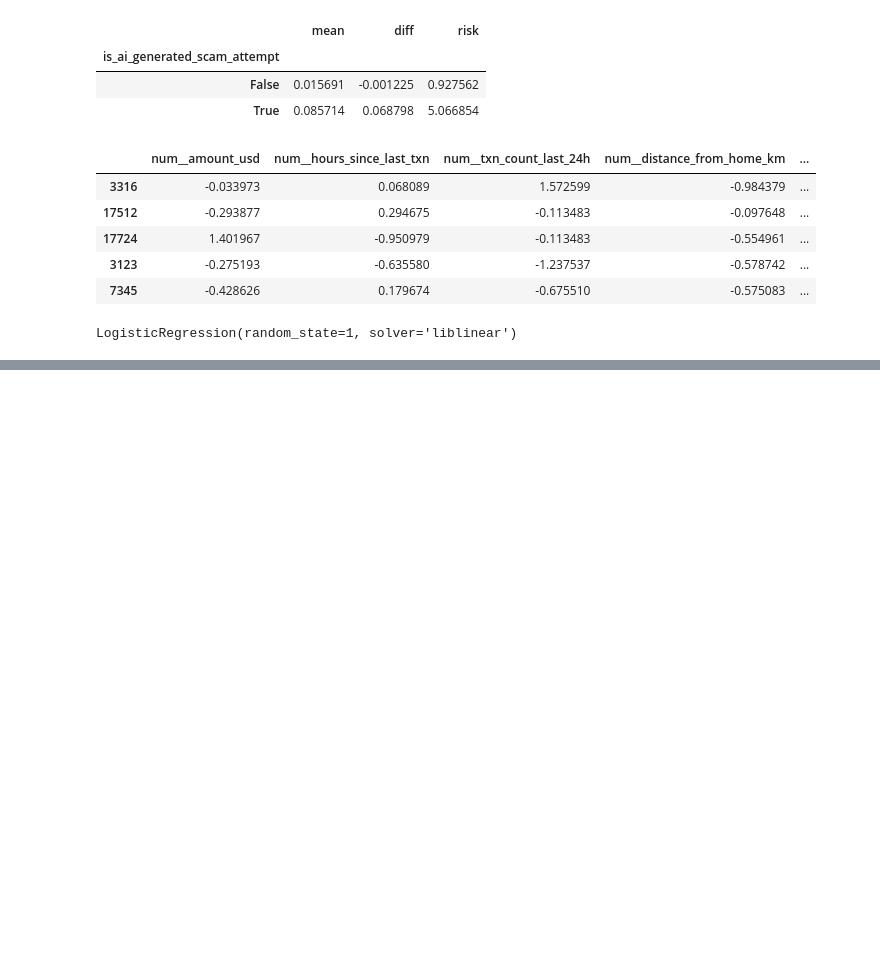
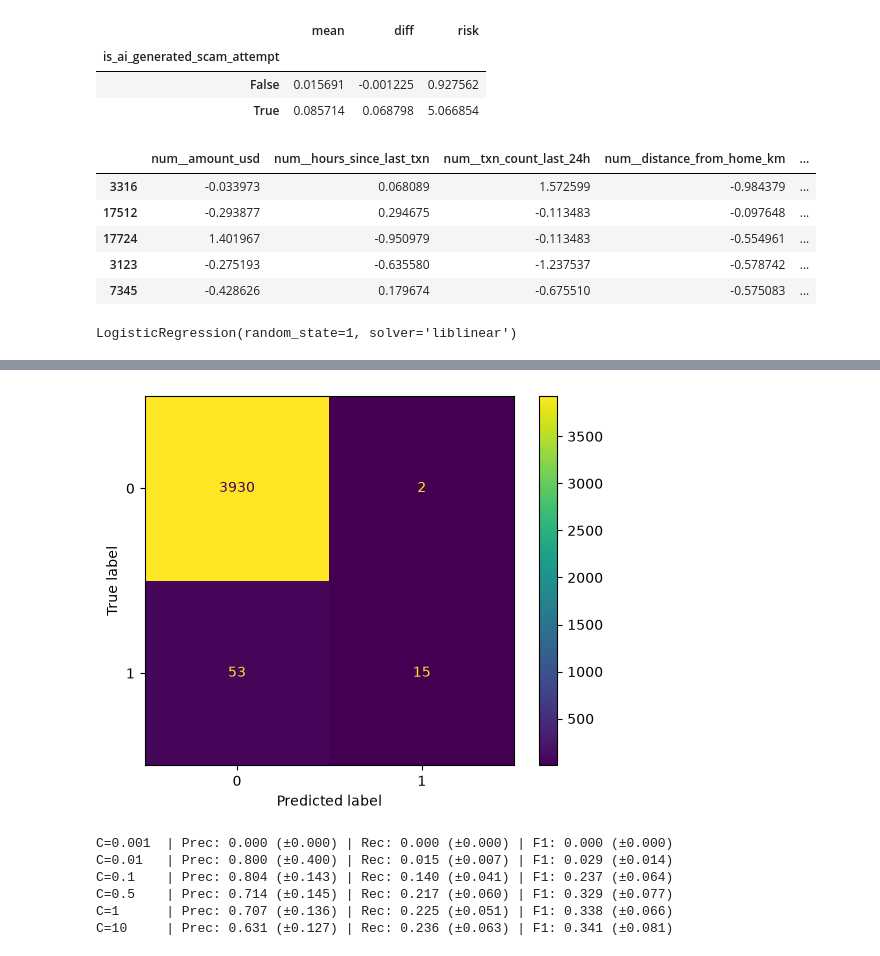
Before and after one commit to MasterGino7/MLZC2026MidTermProject, a Jupyter notebook: Credit Card Fraud Detection.ipynb, the cells around one changed output, grey strips where cells are left out. Saved outputs shown, nothing was run; the diff lists cells and outputs as text; code cells hidden in the pictures; blank space fills up the shorter version.

```diff
--- a/Credit Card Fraud Detection.ipynb
+++ b/Credit Card Fraud Detection.ipynb
@@ -373,0 +411,58 @@ conf_matrix_plot(model, X_val_final, y_val)
+# %%
+def conf_matrix_plot(model, x_data, y_data):
+    model_pred = model.predict_proba(x_data)[:,1]>=0.55
+    cm = confusion_matrix(y_data, model_pred, labels=model.classes_)
+    disp = ConfusionMatrixDisplay(confusion_matrix=cm,
+    display_labels=model.classes_)
+    disp.plot(values_format="")
+
+
+conf_matrix_plot(model, X_val_final, y_val)
+# %% [output]
+[figure, added]
+# %%
+nfolds = 5
+kfold = StratifiedKFold(n_splits=nfolds, shuffle=True, random_state=1)
+y_full_train = df_full_train['is_fraud'].values
+
+
+for C in [0.001, 0.01, 0.1, 0.5, 1, 10]:
+    recalls =[]
+    precisions = []
+    f1scores = []
+
+    for train_idx, val_idx in kfold.split(df_full_train, y_full_train):
+        df_train = df_full_train.iloc[train_idx]
+        df_val = df_full_train.iloc[val_idx]
+        X_train_final = preprocessor.fit_transform(df_train)
+        X_val_final = preprocessor.transform(df_val)
+
+        y_train = y_full_train[train_idx]
+        y_val = y_full_train[val_idx]
+
+        model = LogisticRegression(solver='liblinear', C=C, random_state=1)
+        model.fit(X_train_final, y_train)
+
+        y_pred = model.predict_proba(X_val_final)[:,1] >= 0.55
+
+        prec = precision_score(y_val, y_pred, zero_division=0)
+        rec = recall_score(y_val, y_pred,zero_division=0)
+        f1s = f1_score(y_val, y_pred,zero_division=0)
+        precisions.append(prec)
+        recalls.append(rec)
+        f1scores.append(f1s)
+
+
+    print(
+        f"C={C:<6} | "
+        f"Prec: {np.mean(precisions):.3f} (±{np.std(precisions):.3f}) | "
+        f"Rec: {np.mean(recalls):.3f} (±{np.std(recalls):.3f}) | "
+        f"F1: {np.mean(f1scores):.3f} (±{np.std(f1scores):.3f})"
+    )
+# %% [output]
+C=0.001  | Prec: 0.000 (±0.000) | Rec: 0.000 (±0.000) | F1: 0.000 (±0.000)
+C=0.01   | Prec: 0.800 (±0.400) | Rec: 0.015 (±0.007) | F1: 0.029 (±0.014)
+C=0.1    | Prec: 0.804 (±0.143) | Rec: 0.140 (±0.041) | F1: 0.237 (±0.064)
+C=0.5    | Prec: 0.714 (±0.145) | Rec: 0.217 (±0.060) | F1: 0.329 (±0.077)
+C=1      | Prec: 0.707 (±0.136) | Rec: 0.225 (±0.051) | F1: 0.338 (±0.066)
+C=10     | Prec: 0.631 (±0.127) | Rec: 0.236 (±0.063) | F1: 0.341 (±0.081)
```
Also changed, not shown: parts of 14 cells of this notebook.
